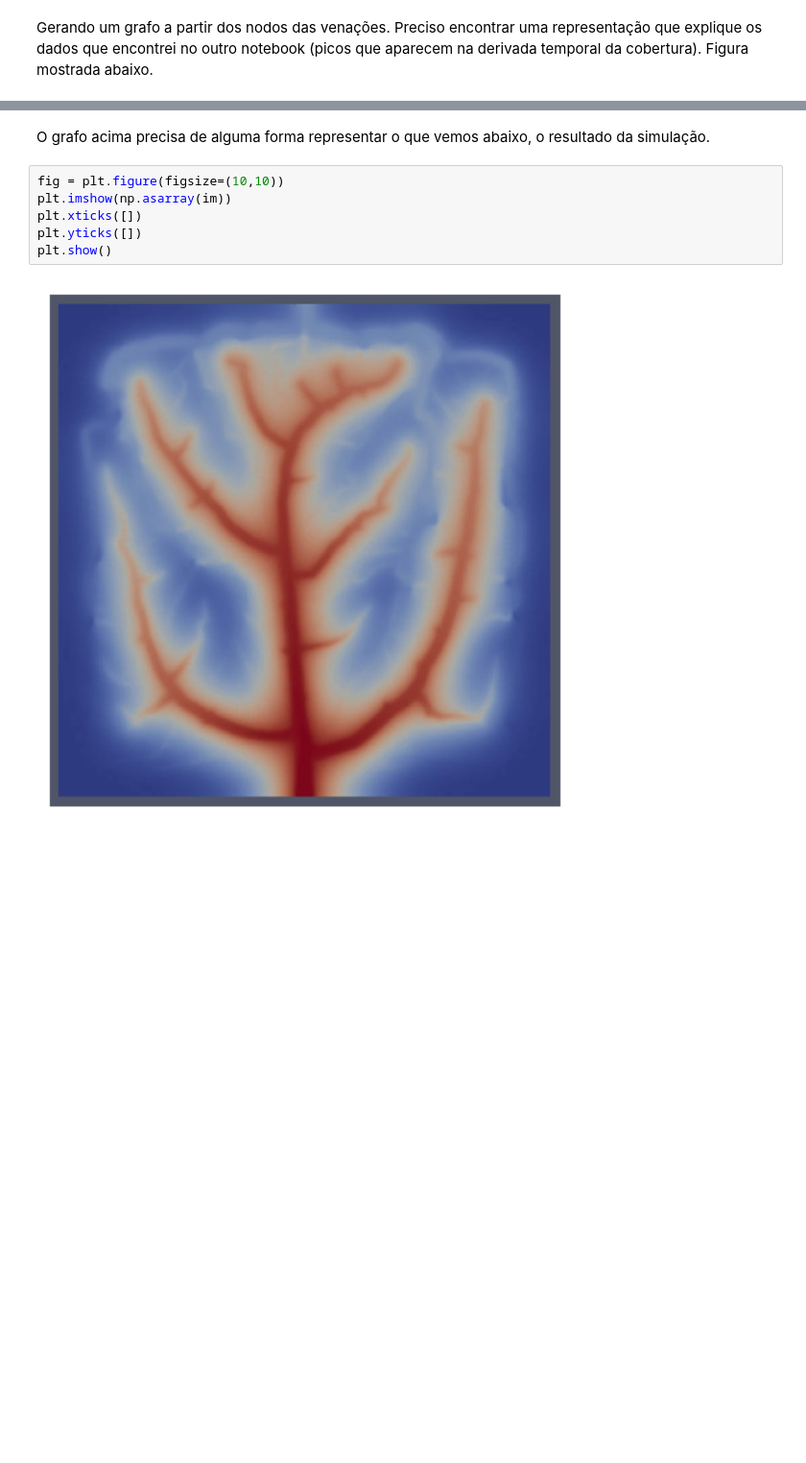
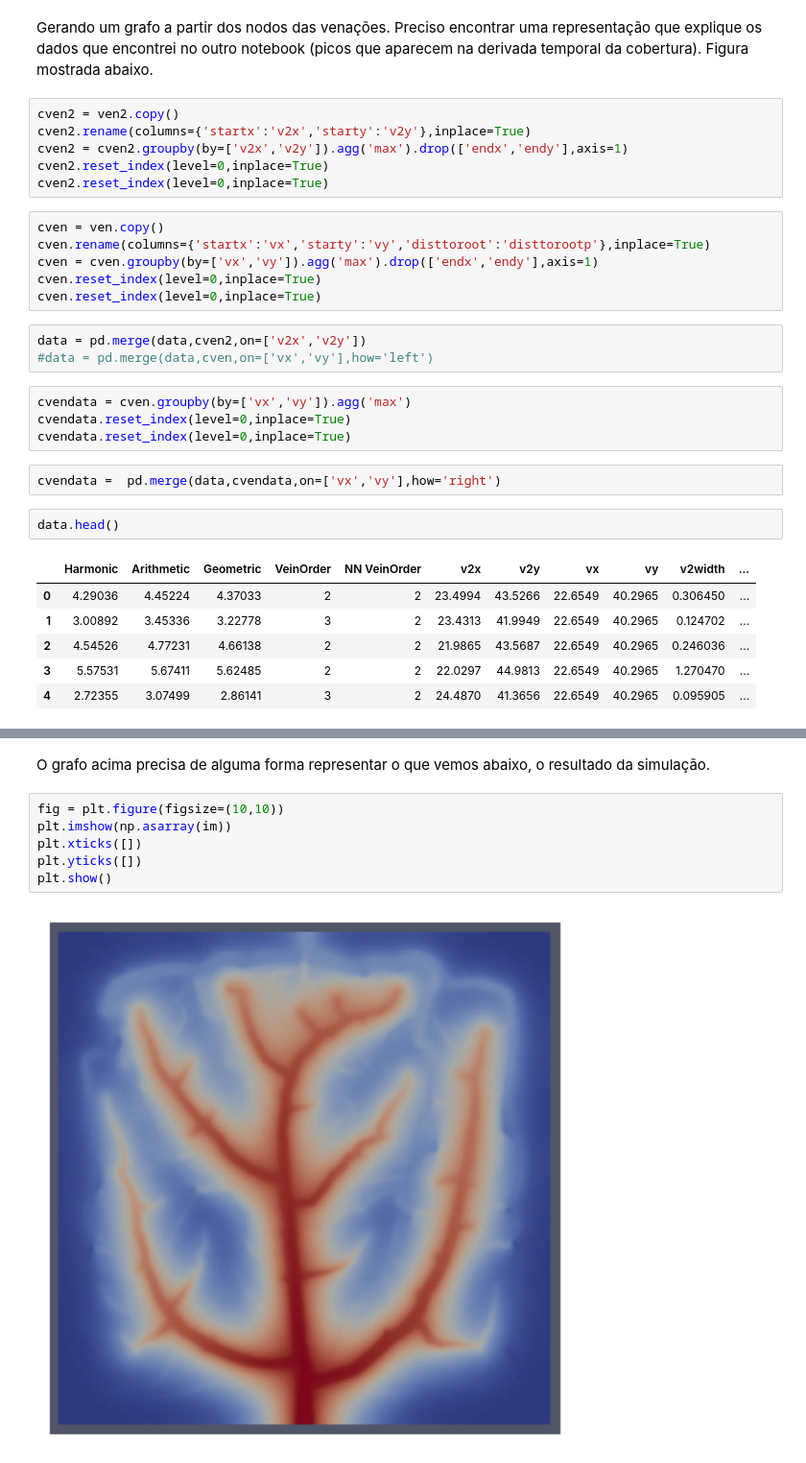
Before and after one commit to CaioMar/Venacao, a Jupyter notebook: Distance_histogram.ipynb, the cells around one changed output, grey strips where cells are left out. Shown: that part at 96% size. Saved outputs shown, nothing was run; the diff lists cells and outputs as text; blank space fills up the shorter version.

```diff
--- a/Distance_histogram.ipynb
+++ b/Distance_histogram.ipynb
@@ -77,3 +41,33 @@ cdata = data.copy()
 data = pd.merge(cdata,copycountdf,on=['vx','vy'])
 # %% [markdown]
 Gerando um grafo a partir dos nodos das venações. Preciso encontrar uma representação que explique os dados que encontrei no outro notebook (picos que aparecem na derivada temporal da cobertura). Figura mostrada abaixo.
+# %%
+cven2 = ven2.copy()
+cven2.rename(columns={'startx':'v2x','starty':'v2y'},inplace=True)
+cven2 = cven2.groupby(by=['v2x','v2y']).agg('max').drop(['endx','endy'],axis=1)
+cven2.reset_index(level=0,inplace=True)
+cven2.reset_index(level=0,inplace=True)
+# %%
+cven = ven.copy()
+cven.rename(columns={'startx':'vx','starty':'vy','disttoroot':'disttorootp'},inplace=True)
+cven = cven.groupby(by=['vx','vy']).agg('max').drop(['endx','endy'],axis=1)
+cven.reset_index(level=0,inplace=True)
+cven.reset_index(level=0,inplace=True)
+# %%
+data = pd.merge(data,cven2,on=['v2x','v2y'])
+#data = pd.merge(data,cven,on=['vx','vy'],how='left')
+# %%
+cvendata = cven.groupby(by=['vx','vy']).agg('max')
+cvendata.reset_index(level=0,inplace=True)
+cvendata.reset_index(level=0,inplace=True)
+# %%
+cvendata =  pd.merge(data,cvendata,on=['vx','vy'],how='right')
+# %%
+data.head()
+# %% [output]
+|  | Harmonic | Arithmetic | Geometric | VeinOrder | NN VeinOrder | v2x | v2y | vx | vy | v2width | ... |
+| 0 | 4.29036 | 4.45224 | 4.37033 | 2 | 2 | 23.4994 | 43.5266 | 22.6549 | 40.2965 | 0.306450 | ... |
+| 1 | 3.00892 | 3.45336 | 3.22778 | 3 | 2 | 23.4313 | 41.9949 | 22.6549 | 40.2965 | 0.124702 | ... |
+| 2 | 4.54526 | 4.77231 | 4.66138 | 2 | 2 | 21.9865 | 43.5687 | 22.6549 | 40.2965 | 0.246036 | ... |
+| 3 | 5.57531 | 5.67411 | 5.62485 | 2 | 2 | 22.0297 | 44.9813 | 22.6549 | 40.2965 | 1.270470 | ... |
+| 4 | 2.72355 | 3.07499 | 2.86141 | 3 | 2 | 24.4870 | 41.3656 | 22.6549 | 40.2965 | 0.095905 | ... |
```
Also changed, not shown: parts of 21 cells of this notebook.
